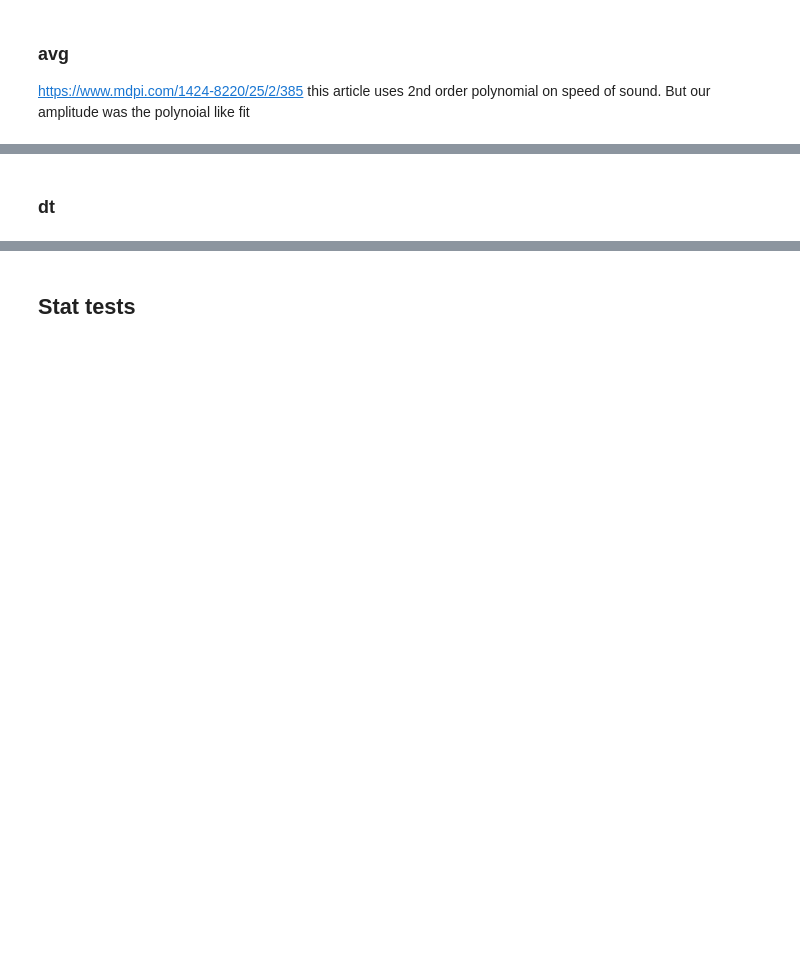
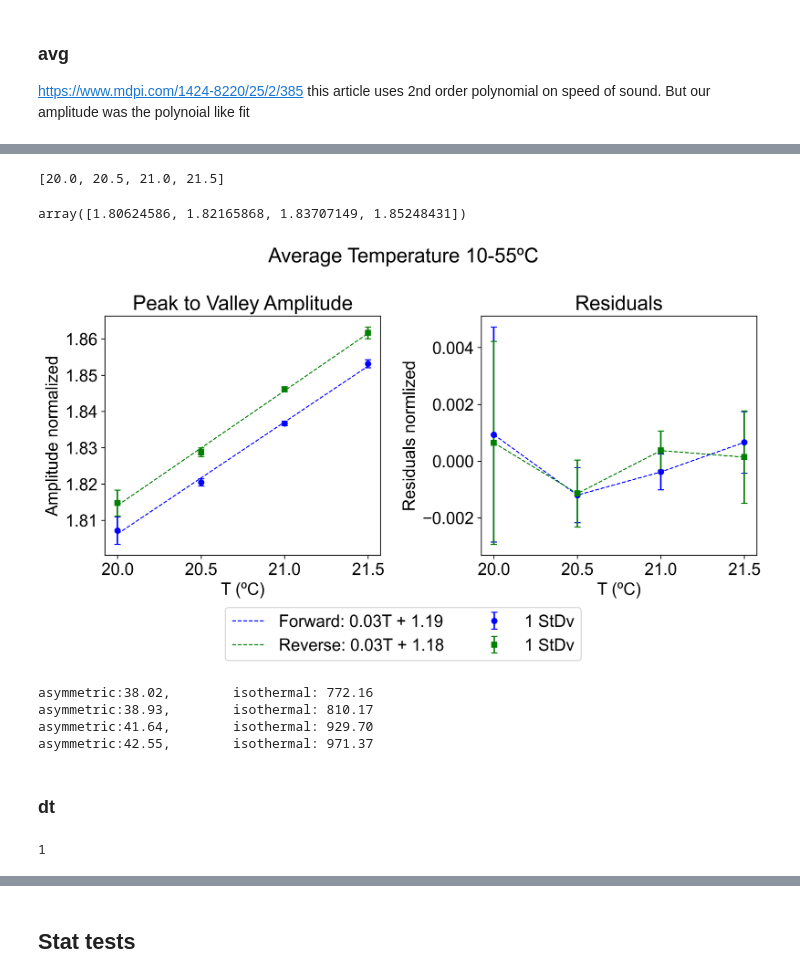
Before and after one commit to changbatterygroup/ultrasonic_ml, a Jupyter notebook: Notebooks/gradient/gradient_avg_plt_steady_state.ipynb, the cells around one changed output, grey strips where cells are left out. Cells and saved outputs as stored; diff of their text form; code cells hidden in the pictures; blank space fills up the shorter version.

```diff
--- a/Notebooks/gradient/gradient_avg_plt_steady_state.ipynb
+++ b/Notebooks/gradient/gradient_avg_plt_steady_state.ipynb
@@ -96,0 +60,17 @@ def stitch_interp_normalize_pickles(pickleFiles, saveName='combined.pickle', sav
+# %%
+sqliteFiles = [
+    '/Users/xz498/Library/CloudStorage/OneDrive-DrexelUniversity/Chang Lab - Documents/General/Individual/Xinqiao Zhang/temperature testing/symmetric gradient/stability_20C_chamber_min1785211833.sqlite3',
+    '/Users/xz498/Library/CloudStorage/OneDrive-DrexelUniversity/Chang Lab - Documents/General/Individual/Xinqiao Zhang/temperature testing/symmetric gradient/gradient_14C_26C_chamber_min.sqlite3',
+    '/Users/xz498/Library/CloudStorage/OneDrive-DrexelUniversity/Chang Lab - Documents/General/Individual/Xinqiao Zhang/temperature testing/symmetric gradient/gradient_15C_25C_chamber_min.sqlite3',
+    '/Users/xz498/Library/CloudStorage/OneDrive-DrexelUniversity/Chang Lab - Documents/General/Individual/Xinqiao Zhang/temperature testing/symmetric gradient/gradient_16C_24C_chamber_min.sqlite3',
+    '/Users/xz498/Library/CloudStorage/OneDrive-DrexelUniversity/Chang Lab - Documents/General/Individual/Xinqiao Zhang/temperature testing/symmetric gradient/gradient_17C_23C_chamber_min.sqlite3',
+    '/Users/xz498/Library/CloudStorage/OneDrive-DrexelUniversity/Chang Lab - Documents/General/Individual/Xinqiao Zhang/temperature testing/symmetric gradient/gradient_18C_22C_chamber_min.sqlite3',
+    '/Users/xz498/Library/CloudStorage/OneDrive-DrexelUniversity/Chang Lab - Documents/General/Individual/Xinqiao Zhang/temperature testing/symmetric gradient/gradient_19C_21C_chamber_min.sqlite3'
+ ]
+
+monitor_file_path_list = [
+    '/Users/xz498/Library/CloudStorage/OneDrive-DrexelUniversity/Chang Lab - Documents/General/Individual/Xinqiao Zhang/temperature testing/symmetric gradient/CoSo_2026-07-28_15-54-43_Monitor.csv',
+    '/Users/xz498/Library/CloudStorage/OneDrive-DrexelUniversity/Chang Lab - Documents/General/Individual/Xinqiao Zhang/temperature testing/symmetric gradient/CoSo_2026-07-28_22-27-43_Monitor.csv'
+ ]
+
+settings_file_path_list = [monitor_file_path.replace('_Monitor.csv', '_Settings.csv') for monitor_file_path in monitor_file_path_list]
@@ -165,0 +110,8 @@ merged_df kept: True
+# %%
+merged_df = gradient_helpers.load_and_merge_to_data_df(data,
+                                                       monitor_file_path_list,
+                                                       settings_file_path_list,
+                                                       saveName='merged_df.pickle',
+                                                       save_directory='/Users/xz498/Library/CloudStorage/OneDrive-DrexelUniversity/Chang Lab - Documents/General/Individual/Xinqiao Zhang/temperature testing',
+                                                       overwrite=True)
+merged_df.tail()
@@ -168,10 +127,0 @@ merged_df kept: True
-# %%
-merged_df['index'] = merged_df.index
-merged_df['mean_T (°C)'] = merged_df[['1000.1: CH1 Object', '1000.2: CH2 Object']].mean(axis=1)
-merged_df['diff_T (°C)'] = merged_df['1000.1: CH1 Object'] - merged_df['1000.2: CH2 Object']
-
-for key_ in ['_forward', '_reverse']:
-    merged_df['amplitude'+key_+' (mV)'] = list(map(pj.maxMinusMin, merged_df['voltage_transmission'+key_]))
-    merged_df['Simple_ToF'+key_+' (ns)'] = list(map(pj.simpleThresholdTOF, merged_df['voltage_transmission'+key_], merged_df['time'], [0.15,] * len(merged_df)))
-    merged_df['Hilbert_ToF'+key_+' (ns)'] = list(map(pj.envelopeThresholdTOF, merged_df['voltage_transmission'+key_], merged_df['time'], [0.15,] * len(merged_df)))
-    merged_df['max'+key_+' (mV)'] = list(map(lambda x: max(abs(x)), merged_df['voltage_transmission'+key_]))
@@ -222,0 +128,3 @@ interactive(children=(IntSlider(value=0, continuous_update=False, description='m
+# %%
+merged_df = gradient_helpers.calculate_mean_diff(merged_df)
+merged_df = gradient_helpers.calculate_waveform_features(merged_df)
@@ -597,27 +302,47 @@ r_hilbert_tof_residuals = r_hilbert_tof_arr - r_hilbert_tof_fit
+# %%
+temps
+# %% [output]
+[20.0, 20.5, 21.0, 21.5]
+# %%
+f_amp_fit
+# %% [output]
+array([1.80624586, 1.82165868, 1.83707149, 1.85248431])
 # %%
 # plot amplitudes
 fig, ax = plt.subplots(1,2, figsize=(10,5))
 fig.suptitle('Average Temperature 10-55ºC')
 
-ax[0].plot(temps, f_amp_fit, color='blue', linewidth=1, linestyle='--', label=f'Forward: {f_amp_fit[0]:.2f}T^2 + {f_amp_fit[1]:.2f}T + {f_amp_fit[2]:.2f}')
+# ax[0].plot(temps, f_amp_fit, color='blue', linewidth=1, linestyle='--', label=f'Forward: {f_amp_fit[0]:.2f}T^2 + {f_amp_fit[1]:.2f}T + {f_amp_fit[2]:.2f}')
+ax[0].plot(temps, f_amp_fit, color='blue', linewidth=1, linestyle='--', label=f'Forward: {f_amp_params[0]:.2f}T + {f_amp_params[1]:.2f}')
 ax[0].errorbar(temps, f_amp_arr, yerr=f_amp_err, fmt='o', markersize=5, color='blue', ecolor='blue', capsize=3, label=f'1 StDv')
-ax[0].plot(temps, r_amp_fit, color='green', linewidth=1, linestyle='--', label=f'Reverse: {r_amp_fit[0]:.2f}T^2 + {r_amp_fit[1]:.2f}T + {r_amp_fit[2]:.2f}')
+# ax[0].plot(temps, r_amp_fit, color='green', linewidth=1, linestyle='--', label=f'Reverse: {r_amp_fit[0]:.2f}T^2 + {r_amp_fit[1]:.2f}T + {r_amp_fit[2]:.2f}')
+ax[0].plot(temps, r_amp_fit, color='green', linewidth=1, linestyle='--', label=f'Reverse: {r_amp_params[0]:.2f}T + {r_amp_params[1]:.2f}')
 ax[0].errorbar(temps, r_amp_arr, yerr=r_amp_err, fmt='s', markersize=5, color='green', ecolor='green', capsize=3, label=f'1 StDv')
 ax[0].set_title('Peak to Valley Amplitude')
 ax[0].set_xlabel('T (ºC)')
 ax[0].set_ylabel('Amplitude normalized')
 
 ax[1].plot(temps, f_amp_residuals, color='blue', linewidth=1, linestyle='--')
 ax[1].errorbar(temps, f_amp_residuals, yerr=f_amp_err, fmt='o', markersize=5, color='blue', ecolor='blue', capsize=3)
 ax[1].plot(temps, r_amp_residuals, color='green', linewidth=1, linestyle='--',)
 ax[1].errorbar(temps, r_amp_residuals, yerr=r_amp_err, fmt='s', markersize=5, color='green', ecolor='green', capsize=3,)
 ax[1].set_title('Residuals')
 ax[1].set_xlabel('T (ºC)')
 ax[1].set_ylabel('Residuals normlized')
 
 fig.legend(loc='lower center', bbox_to_anchor=(0.5, -0.14), ncol=2)
 
 fig.tight_layout()
+# %% [output]
+[figure, added]
+# %%
+for t in np.array([20,20.5,22,22.5]):
+    print(f'asymmetric:{1.81*t+1.82:.2f},\t isothermal: {1.83*t**2+1.91*t +1.96:.2f}')
+# %% [output]
+asymmetric:38.02,        isothermal: 772.16
+asymmetric:38.93,        isothermal: 810.17
+asymmetric:41.64,        isothermal: 929.70
+asymmetric:42.55,        isothermal: 971.37
 # %%
 # fig, ax = plt.subplots(1,2, figsize=(10,5))
 # fig.suptitle('Average Temperature 10-55ºC')
@@ -670,3 +397,7 @@ fig.tight_layout()
+# %%
+len(f_amp_arr)
+# %% [output]
+1
 # %%
 # calculate trends and detrended data for dT experiments
 import matplotlib.pyplot as plt
```
Also changed, not shown: parts of 73 cells of this notebook, 7 other files.
